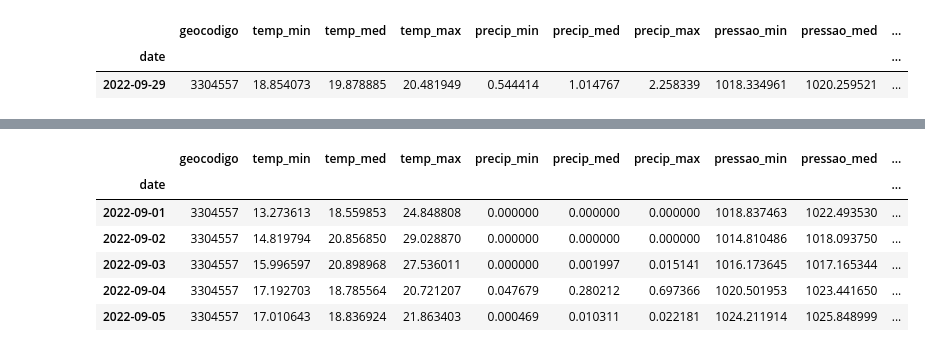
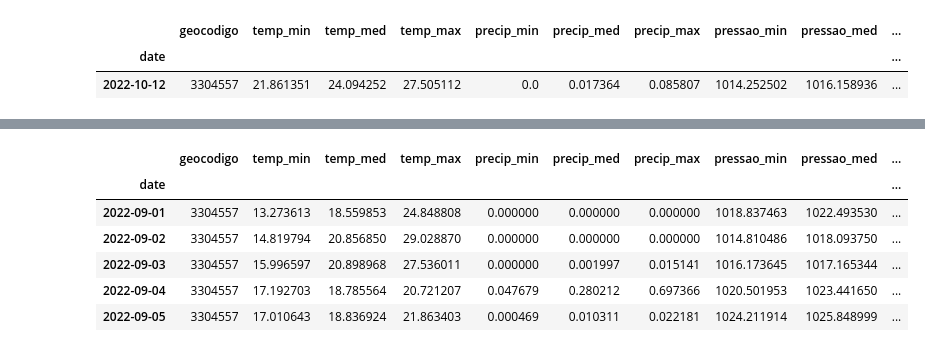
Before and after one commit to osl-incubator/satellite-weather-downloader, a Jupyter notebook: satellite_weather_downloader/reanalysis_usage.ipynb, the cells around one changed output, grey strips where cells are left out. Drawn from its saved outputs; the diff is of its cells as text; code cells hidden in the pictures.

```diff
--- a/satellite_weather_downloader/Untitled.ipynb
+++ b/satellite_weather_downloader/reanalysis_usage.ipynb
@@ -3,5 +24,11 @@ from extract_reanalysis import netcdf_to_dataframe, download_netcdf
 # %%
-BR_09_28 = download_netcdf(
-        date = '2022-09-28',
+# extraindo dados por dia:
+
+hoje = datetime.now()
+max_delay = timedelta(days=7)
+ultimo_update = (hoje - max_delay).strftime("%Y-%m-%d")
+
+dados_ultimo_update = download_netcdf(
+    date = ultimo_update,
 )
 # %% [output]
@@ -11,6 +65,8 @@ BR_09_28 = download_netcdf(
 # %%
-netcdf_to_dataframe(BR_09_29, 3304557)
+# Rio de Janeiro:
+
+netcdf_to_dataframe(dados_ultimo_update, 3304557)
 # %% [output]
 |  | geocodigo | temp_min | temp_med | temp_max | precip_min | precip_med | precip_max | pressao_min | pressao_med | ... |
 | date |  |  |  |  |  |  |  |  |  | ... |
-| 2022-09-29 | 3304557 | 18.854073 | 19.878885 | 20.481949 | 0.544414 | 1.014767 | 2.258339 | 1018.334961 | 1020.259521 | ... |
+| 2022-10-12 | 3304557 | 21.861351 | 24.094252 | 27.505112 | 0.0 | 0.017364 | 0.085807 | 1014.252502 | 1016.158936 | ... |
```
Also changed, not shown: parts of 6 cells of this notebook.
